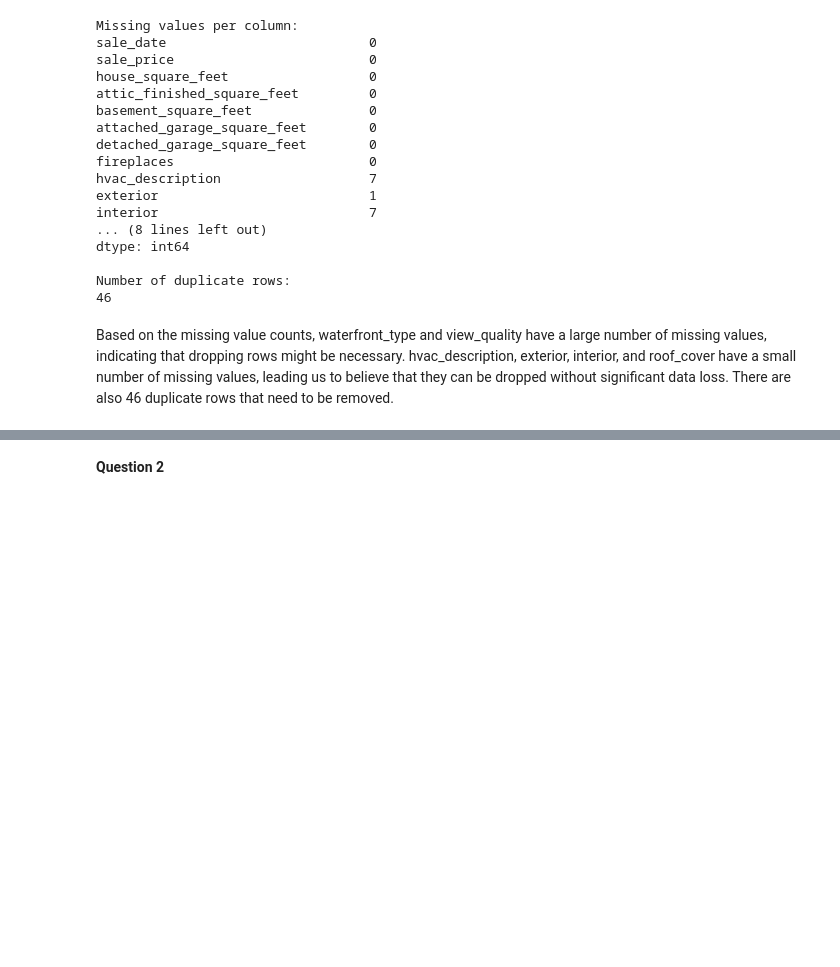
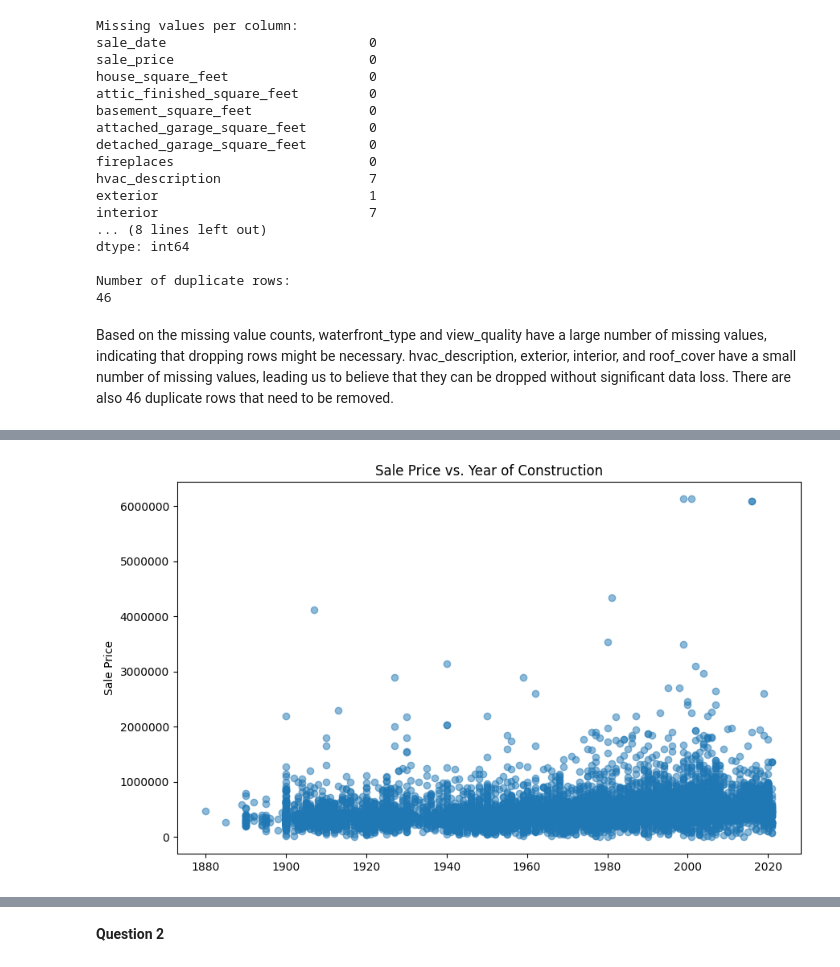
Before and after one commit to bburt26/lab_hedonic_pricing, a Jupyter notebook: lab_notebook.ipynb, the cells around one changed output, grey strips where cells are left out. Cells and saved outputs as stored; diff of their text form; code cells hidden in the pictures; blank space fills up the shorter version.

```diff
--- a/lab_notebook.ipynb
+++ b/lab_notebook.ipynb
@@ -224,0 +183,9 @@ for feature in numerical_features:
+# %%
+plt.figure(figsize=(10, 6))
+plt.scatter(housing['year_built'], housing['sale_price'], alpha=0.5)
+plt.ylabel('Sale Price')
+plt.title(f'Sale Price vs. Year of Construction')
+plt.ticklabel_format(style='plain', axis='y')
+plt.show()
+# %% [output]
+[figure, added]
```
Also changed, not shown: parts of 46 cells of this notebook.
